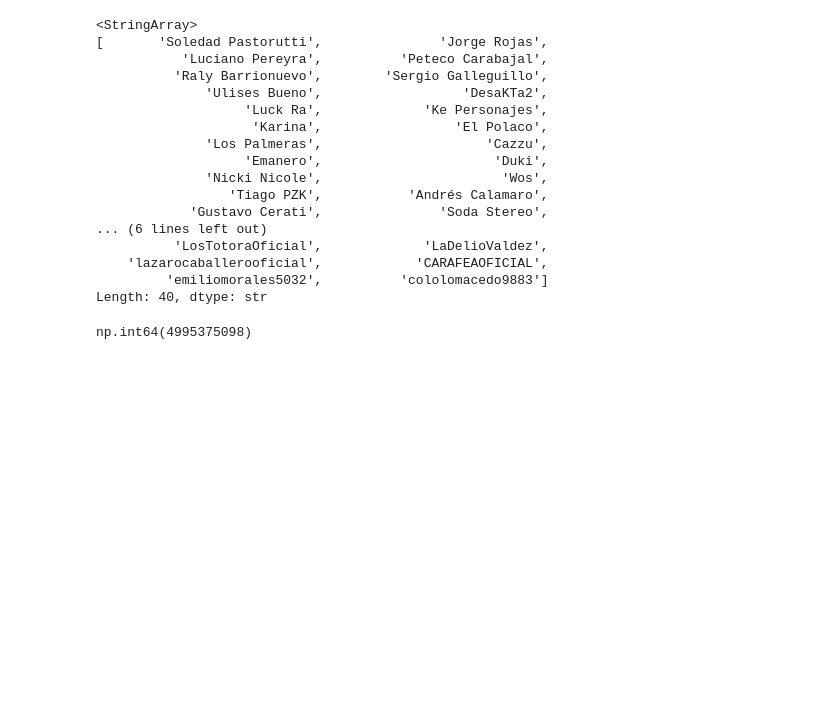
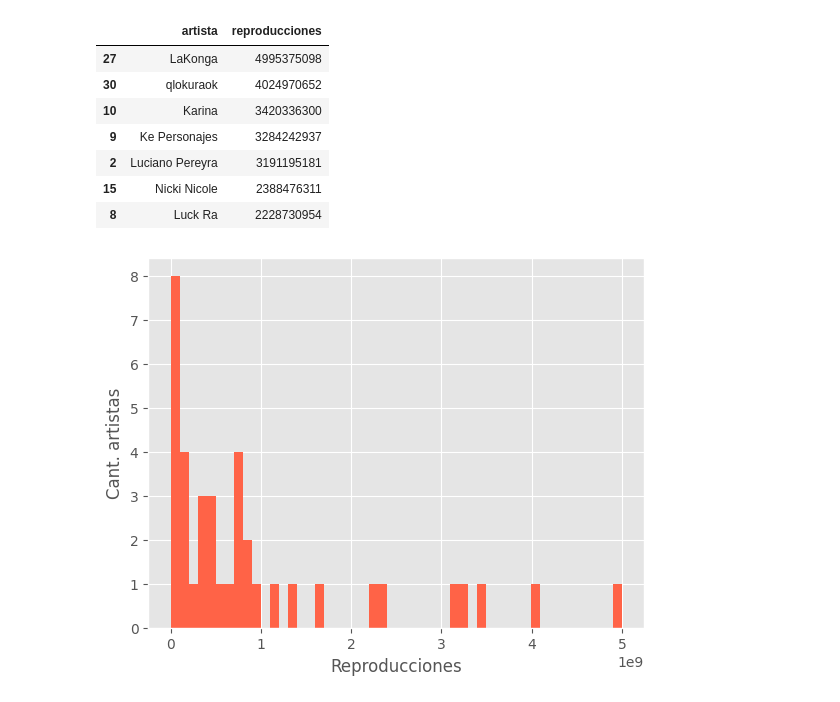
Before and after one commit to GallitoGod/TicketAPI-Poncho, a Jupyter notebook: persistencia_de_regla.ipynb, the cells around one changed output. Saved outputs shown, nothing was run; the diff lists cells and outputs as text; code cells hidden in the pictures; blank space fills up the shorter version.

```diff
--- a/persistencia_de_regla.ipynb
+++ b/persistencia_de_regla.ipynb
@@ -24,27 +20,25 @@ for artista in df['artista'].values:
     time.sleep(0.5)
 # %%
 import pandas as pd
+import numpy as np
+import matplotlib.pyplot as plt
+from scipy.stats import rankdata
+plt.style.use('ggplot')
 
 df = pd.read_csv("micro_universo_artistas.csv")
 
-print(df['artista'].values)
-df['reproducciones'].max()
+valores = plt.hist(df['reproducciones'], bins= 50, color= 'tomato')
+plt.xlabel('Reproducciones')
+plt.ylabel('Cant. artistas')
+
+df.nlargest(7, 'reproducciones')
 # %% [output]
-<StringArray>
-[       'Soledad Pastorutti',               'Jorge Rojas',
-           'Luciano Pereyra',          'Peteco Carabajal',
-          'Raly Barrionuevo',        'Sergio Galleguillo',
-              'Ulises Bueno',                  'DesaKTa2',
-                   'Luck Ra',             'Ke Personajes',
-                    'Karina',                 'El Polaco',
-              'Los Palmeras',                     'Cazzu',
-                   'Emanero',                      'Duki',
-              'Nicki Nicole',                       'Wos',
-                 'Tiago PZK',           'Andrés Calamaro',
-            'Gustavo Cerati',               'Soda Stereo',
-... (6 lines left out)
-          'LosTotoraOficial',             'LaDelioValdez',
-    'lazarocaballerooficial',            'CARAFEAOFICIAL',
-         'emiliomorales5032',          'cololomacedo9883']
-Length: 40, dtype: str
-np.int64(4995375098)
+|  | artista | reproducciones |
+| 27 | LaKonga | 4995375098 |
+| 30 | qlokuraok | 4024970652 |
+| 10 | Karina | 3420336300 |
+| 9 | Ke Personajes | 3284242937 |
+| 2 | Luciano Pereyra | 3191195181 |
+| 15 | Nicki Nicole | 2388476311 |
+| 8 | Luck Ra | 2228730954 |
+[figure, added]
```
Also changed, not shown: parts of 3 cells of this notebook, 3 other files.
